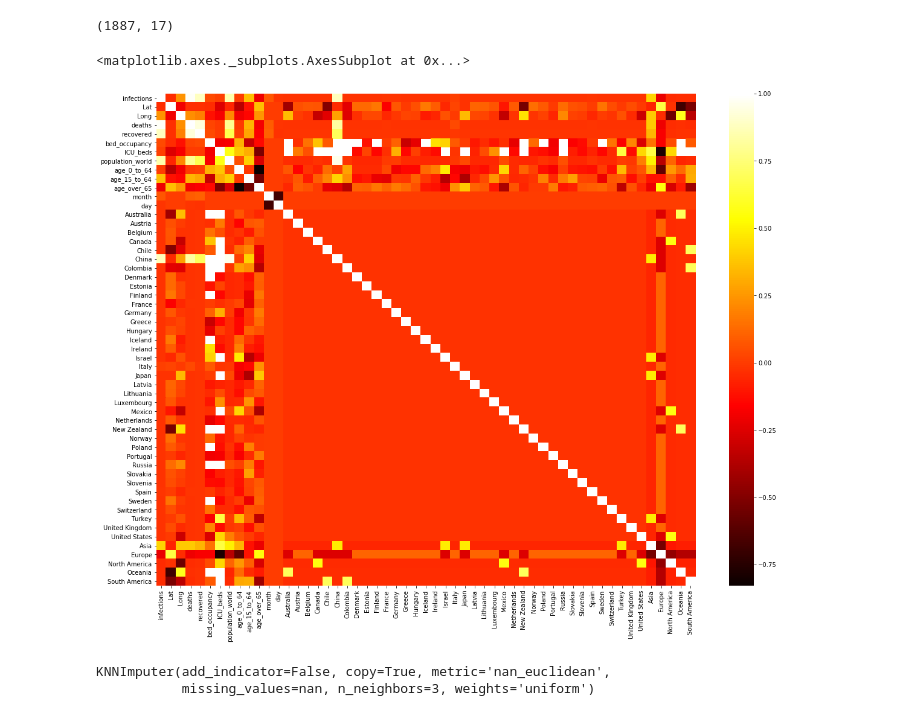
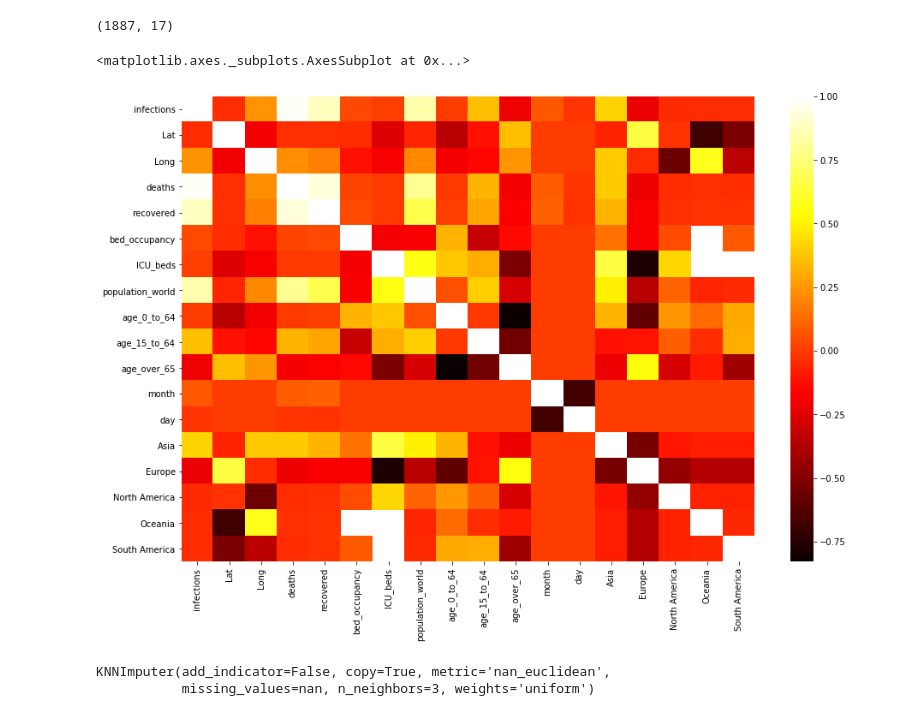
Before and after one commit to paulozk/corona, a Jupyter notebook: notebooks/data_preprocessing.ipynb, the cells around one changed output. Drawn from its saved outputs; the diff is of its cells as text; code cells hidden in the pictures.

Commit message:
Data prepocessed and split into train / validation / test data

```diff
--- a/notebooks/data_preprocessing.ipynb
+++ b/notebooks/data_preprocessing.ipynb
@@ -20,6 +20,9 @@ data.head()
 data.shape
 # %% [output]
 (1887, 17)
+# %%
+# add country as index
+data = data.set_index('country')
 # %%
-# dummy encode the 'Country' and 'Continent' columns
-data = pd.concat([data, pd.get_dummies(data['country'])], axis=1).drop('country', axis=1)
+# dummy encode the 'Continent' column
+data = pd.concat([data, pd.get_dummies(data['Continent'])], axis=1).drop('Continent', axis=1)
@@ -31,11 +32,11 @@ data = data.drop(['date', 'Population'], axis=1)
 # %%
 # visualize correlations between columns
 fig, ax = plt.subplots(1, 1)
-fig.set_size_inches(20, 15)
+fig.set_size_inches(15, 10)
 sns.heatmap(data.corr(), cmap='hot', ax=ax)
 # %% [output]
 <matplotlib.axes._subplots.AxesSubplot at 0x...>
-[figure, old version]
+[figure, new version]
 # %%
 # bed_occupancy and ICU_beds contain NaNs values
 # KNN impute both columns
```
Also changed, not shown: parts of 15 cells of this notebook.
